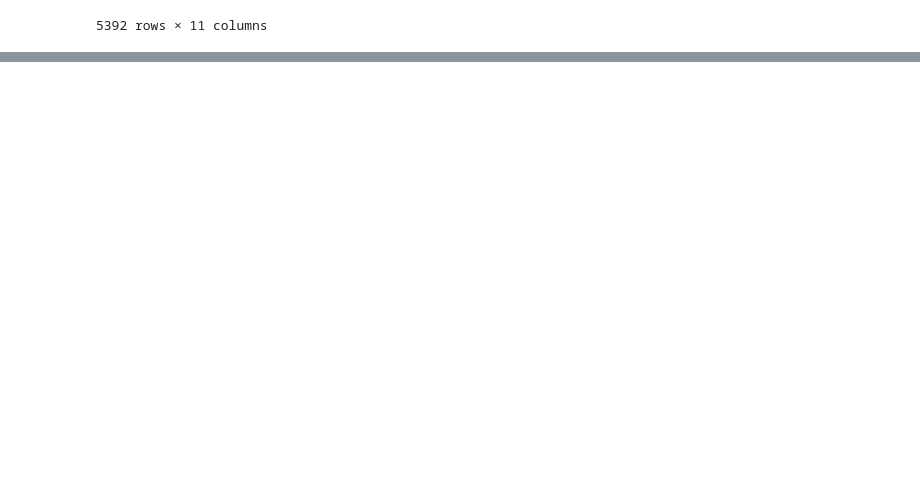
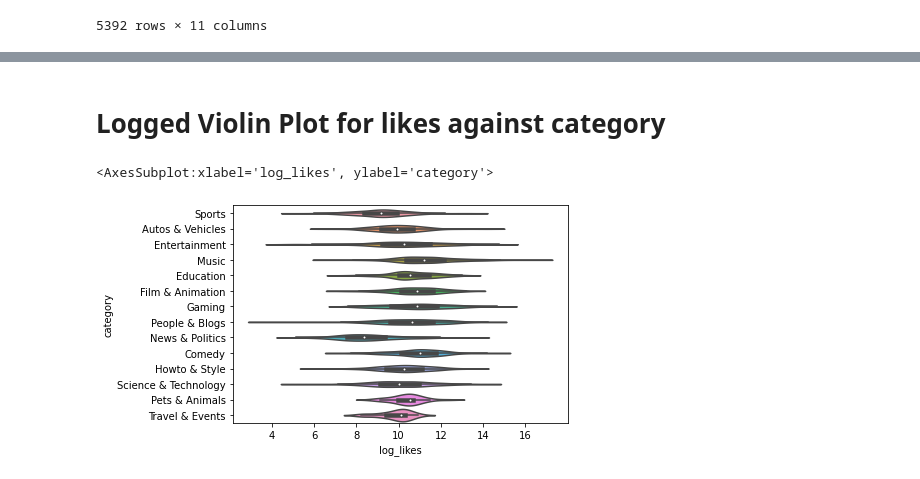
Before and after one commit to ubco-W2020WT1-data301/course-project-group_6007b, a Jupyter notebook: analysis/Nathan/Milestone2.ipynb, the cells around one changed output, grey strips where cells are left out. Drawn from its saved outputs; the diff is of its cells as text; code cells hidden in the pictures; blank space fills up the shorter version.

```diff
--- a/analysis/Nathan/Milestone2.ipynb
+++ b/analysis/Nathan/Milestone2.ipynb
@@ -93,0 +107,3 @@ profiling
+# %%
+df_lastdate = df_lastdate[~(df_lastdate[['likes']] == 0).any(axis=1)]
+df_assign = df_lastdate.assign(log_likes=np.log(df_lastdate['likes']))
@@ -93,0 +117,10 @@ profiling
+# %% [markdown]
+# Logged Violin Plot for likes against category
+# %%
+df_lastdate = df_lastdate[~(df_lastdate[['likes']] == 0).any(axis=1)]
+df_assign = df_lastdate.assign(log_likes=np.log(df_lastdate['likes']))
+# %%
+sns.violinplot(x="log_likes", y="category", data=df_assign)
+# %% [output]
+<AxesSubplot:xlabel='log_likes', ylabel='category'>
+[figure, added]
```
Also changed, not shown: parts of 7 cells of this notebook.
